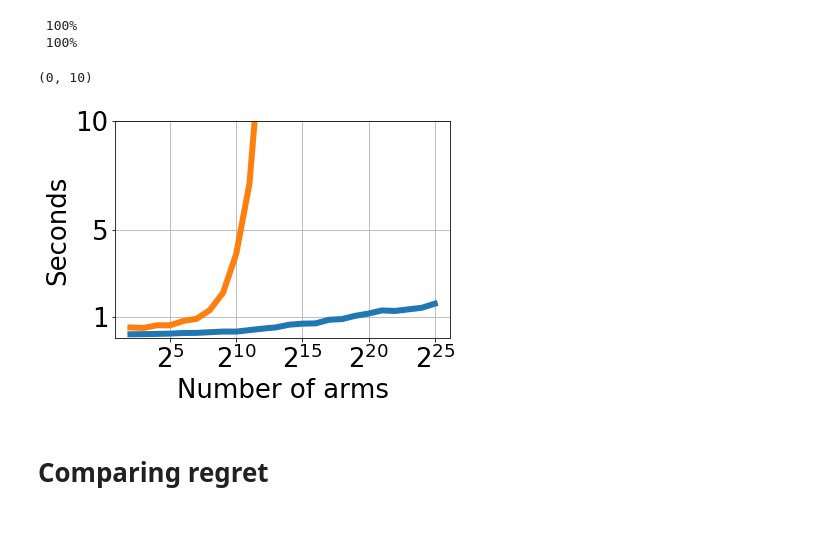
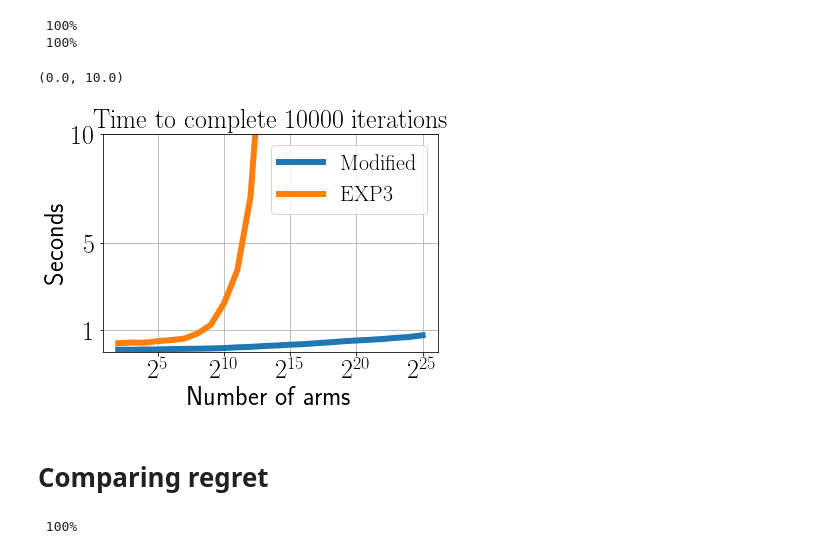
Before and after one commit to PatrikGerber/Rejection-sampling, a Jupyter notebook: Bandits.ipynb, the cells around one changed output. Saved outputs shown, nothing was run; the diff lists cells and outputs as text; code cells hidden in the pictures; blank space fills up the shorter version.

```diff
--- a/Bandits.ipynb
+++ b/Bandits.ipynb
@@ -6,6 +6,7 @@ import numpy as np
 import matplotlib.pyplot as plt
 import matplotlib
 from time import time
+matplotlib.rcParams['text.usetex'] = True
 # %%
 # NOTE ON BIT MANIPULATION: 1 << i = 2^i
 
@@ -121,8 +122,13 @@ def mod_EXP3(sl, η, losstype):
     loss = losstype.observe_loss(arm)
 
     # J is not the true index, but indexed according to the sorted order
-    J, q_prob = sample_envelope(q)
-    dL = loss*exp(-η*sl[J][0])/(exp(-η*L)*q_prob)
+    temp = 0
+    m = 5
+    for i in range(m):
+        J, q_prob = sample_envelope(q)
+        temp += exp(-η*sl[J][0])/q_prob
+    temp /= float(m)
+    dL = loss/exp(-η*L) * temp
 
     # UPDATING SORTED ARRAY
     sl.remove((L, arm))
@@ -250,16 +256,15 @@ for j in range(len(logKs)):
  100%
  100%
 # %%
-# matplotlib.rcParams['text.usetex'] = True
 plt.plot(logKs, times, linewidth=6)
-# plt.title(r"$\textrm{Time to complete 10000 iterations}$", size=26)
-# plt.legend([r'$\textrm{Modified}$', r'$\textrm{EXP3}$'], fontsize=22)
+plt.title(r"$\textrm{Time to complete 10000 iterations}$", size=26)
+plt.legend([r'$\textrm{Modified}$', r'$\textrm{EXP3}$'], fontsize=22)
 plt.xlabel("Number of arms", size=26)
 plt.ylabel('Seconds', size=26)
 plt.yticks(ticks=[1,5, 10], size=26)
 plt.xticks(ticks=[5, 10, 15, 20, 25], labels=[r"$2^5$", r"$2^{10}$", r"$2^{15}$", r"$2^{20}$", r"$2^{25}$"], size=26)
 plt.grid(b=True)
 plt.ylim(0,10)
 # %% [output]
-(0, 10)
+(0.0, 10.0)
-[figure, old version]
+[figure, new version]
@@ -274,27 +281,39 @@ losstype = stochastic(logK)
 # %%
-# Setup for modified EXP3
-sl.clear()
-sl.update([(0,i) for i in range(1 << logK)])
+ave = np.zeros((3, T, 2, len(ηs)))
+stds = np.zeros((3, T, 2, len(ηs)))
 
-# Setup for EXP3
-L = [0.0]*(1 << logK)
-p = [1/float(1 << logK)]*(1 << logK)
-s = float(1 << logK)
+for η_i, η_mult in enumerate(ηs):
+    for i, losstype in enumerate(losses):
+        nExp = 20
+        regret = np.zeros((T, 2, nExp))
 
-times = np.zeros((T,2))
-regret = np.zeros((T, 2))
+        for k in range(nExp):
+            print("\r", str(int(100*float(k+1)/nExp))+"%", end="")
 
-η = sqrt(2*logK/float(T*(1 << logK)))
-for t in range(T):
-    losstype.t = t
+            # Setup for modified EXP3
+            sl.clear()
+            sl.update([(0,l) for l in range(1 << logK)])
+            q = [None]*logK
+            L = np.zeros(1 << logK)
 
-    start = time()
-    tmp = mod_EXP3(sl, η, losstype)
-    regret[t,0] = tmp + (0 if t==0 else regret[t-1,0])
-    times[t,0] = time()-start + (0 if t==0 else times[t-1,0])
+            for t in range(T):
+                losstype.t = t
+                η = η_mult*sqrt(logK/((t+1)*2**logK))
 
-    if t%1000 == 0: s=np.sum([exp(-η*LL) for LL in L])
-    start = time()
-    regret[t,1], s = EXP3(L, p, s, η, logK, losstype)
-    regret[t,1] += (0 if t==0 else regret[t-1,1])
-    times[t,1] = time() - start + (0 if t==0 else times[t-1,1])
+            #     Modified Exp3
+                tmp = mod_EXP3(sl, η, losstype)
+                regret[t,0,k] = tmp + (0 if t==0 else regret[t-1,0,k])
+
+            #     Exp3
+                s = np.sum([exp(-η* l) for l in L])
+                p = [exp(-η*l)/s for l in L]
+                regret[t,1,k], _ = EXP3(L, p, s, η, logK, losstype)
+                regret[t,1,k] += (0 if t==0 else regret[t-1,1,k])
+
+        for j in range(T):
+            ave[i,j,0,η_i] = np.mean(regret[j,0,:])
+            ave[i,j,1, η_i] = np.mean(regret[j,1,:])
+            stds[i,j,0, η_i] = 4*np.std(regret[j,0,:])
+            stds[i,j,1, η_i] = 4*np.std(regret[j,1,:])
+# %% [output]
+ 100%
```
Also changed, not shown: parts of 7 cells of this notebook, 3 other files.
